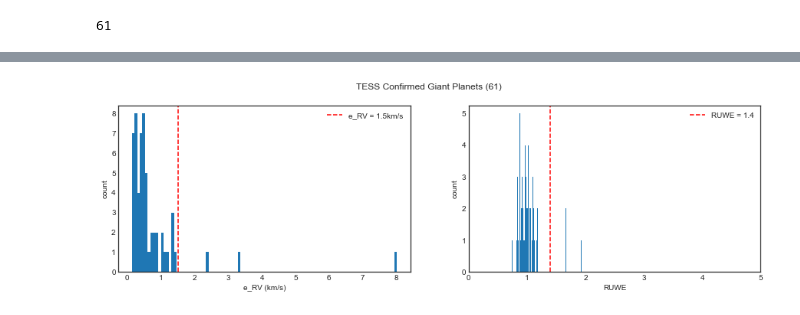
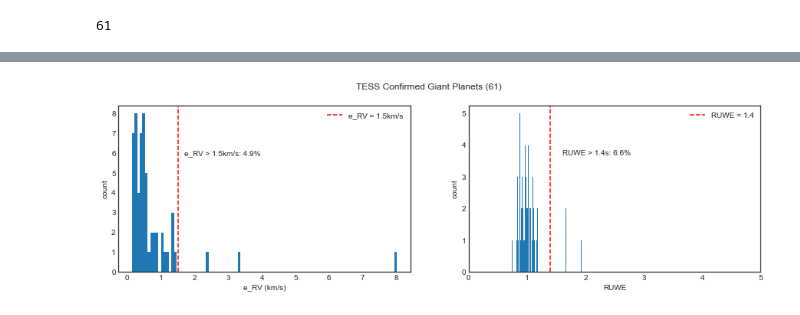
Before and after one commit to orionlee/PH_TESS_I_LightCurveViewer, a Jupyter notebook: TOIs_eRV_RUWE_distribution.ipynb, the cells around one changed output, grey strips where cells are left out. Cells and saved outputs as stored; diff of their text form; code cells hidden in the pictures.

Commit message:
e_RV RUWE distribution plots: show % exceeding thresholds, plots for all TOIs (not just giant planets)

```diff
--- a/TOIs_eRV_RUWE_distribution.ipynb
+++ b/TOIs_eRV_RUWE_distribution.ipynb
@@ -15,14 +15,23 @@ toi_url =  "https://exofop.ipac.caltech.edu/tess/download_toi.php?sort=toi&outpu
 toi_local_path = download_file(toi_url, cache=True, timeout=120)
 df = pd.read_csv(toi_local_path)
 
-disp_codes, plot_title = ["CP"], "TESS Confirmed Giant Planets"
-# disp_codes, plot_title = ["CP", "PC"], "TESS Confirmed or Candidate Giant Planets"
-# disp_codes, plot_title = ["KP"], "Known Giant Planets in TOI"
-# disp_codes, plot_title = ["FP", "FA",], "FA/FP Giant Planets in TOI"
-# disp_codes, plot_title = ["APC"], "APC Giant Planets in TOI (usually deemed to be EB by SG1)"
+disp_codes, min_radius, plot_title = ["CP"], 11.2, "TESS Confirmed Giant Planets"
+# disp_codes, min_radius, plot_title = ["CP", "PC"], 11.2, "TESS Confirmed or Candidate Giant Planets"
+# disp_codes, min_radius, plot_title = ["KP"], 11.2, "Known Giant Planets in TOI"
+# disp_codes, min_radius, plot_title = ["FP", "FA",], 11.2, "FP/FA Giant Planets in TOI"
+# disp_codes, min_radius, plot_title = ["APC"], 11.2, "APC Giant Planets in TOI (usually deemed to be EB by SG1)"
+# disp_codes, min_radius, plot_title = ["FP", "FA", "APC"], 11.2, "FP/FA/APC Giant Planets in TOI"
+
+# disp_codes, min_radius, plot_title = ["CP"], 0, "TESS Confirmed Planets"
+# disp_codes, min_radius, plot_title = ["CP", "PC"], 0, "TESS Confirmed or Candidate Planets"
+# disp_codes, min_radius, plot_title = ["KP"], 0, "Known Planets in TOI"
+# disp_codes, min_radius, plot_title = ["FP", "FA",], 0, "FP/FA Planets in TOI"
+# disp_codes, min_radius, plot_title = ["APC"], 0, "APC Planets in TOI (usually deemed to be EB by SG1)"
+# disp_codes, min_radius, plot_title = ["FP", "FA", "APC"], 0, "FP/FA/APC Planets in TOI"
+
 
 df = df[df["TFOPWG Disposition"].isin(disp_codes)]
-df = df[df["Planet Radius (R_Earth)"] > 11.2]  # ~ > 1 R_jupiter
+df = df[df["Planet Radius (R_Earth)"] > min_radius]  # ~ > 1 R_jupiter
 print(len(df))
 display(df[["TIC ID", "RA", "Dec", "TOI", "TFOPWG Disposition", "Planet Radius (R_Earth)", "Period (days)", "Predicted Mass (M_Earth)"]])
 
@@ -94,28 +102,32 @@ WARNING: OverflowError converting to IntType in column Source, reverting to Stri
 # %%
 # Plot results
 
 import matplotlib.pyplot as plt
 
 plt.style.use("seaborn-white")
 
 df_f = df_gaia
 
 fig, axs = plt.subplots(1, 2, figsize=(15, 4))
 fig.suptitle(f"{plot_title} ({len(df_f)})");
 
 ax = axs[0]
 ax.hist(df_f["e_RV"], bins=100);
 ax.axvline(1.5, linestyle="--", c="red", label="e_RV = 1.5km/s");
+ratio_large_e_rv = len(df_f[df_f["e_RV"] > 1.5]) / len(df_f)
+ax.text(1.7, ax.get_ylim()[1] * 0.7, f"e_RV > 1.5km/s: {100* ratio_large_e_rv:.1f}%")
 ax.legend();
 ax.set_xlabel("e_RV (km/s)");
 ax.set_ylabel("count");
 
 ax = axs[1]
 ax.hist(df_f["RUWE"], bins=100);
 ax.axvline(1.4, linestyle="--", c="red", label="RUWE = 1.4");
+ratio_large_ruwe = len(df_f[df_f["RUWE"] > 1.4]) / len(df_f)
+ax.text(1.6, ax.get_ylim()[1] * 0.7, f"RUWE > 1.4s: {100* ratio_large_ruwe:.1f}%")
 ax.legend();
 ax.set_xlabel("RUWE");
 ax.set_ylabel("count");
 ax.set_xlim(0, 5);
 # %% [output]
-[figure, old version]
+[figure, new version]
```
Also changed, not shown: parts of 1 cell of this notebook.
